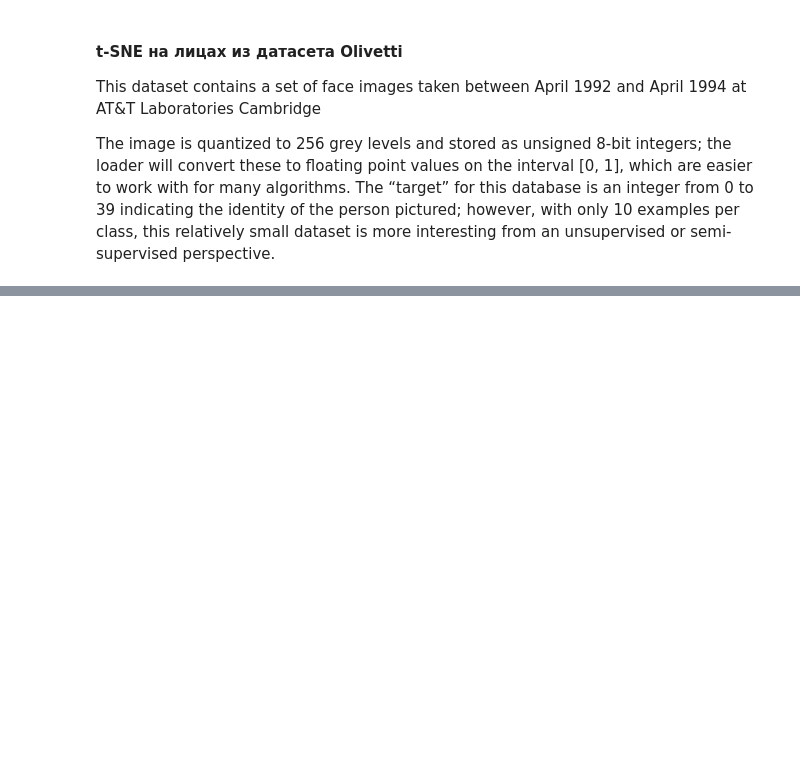
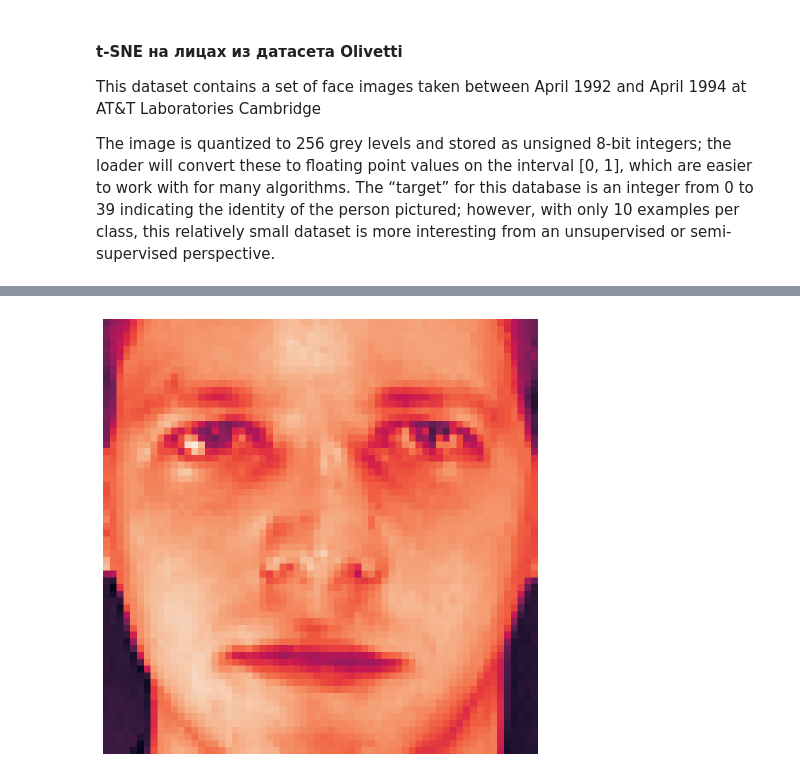
Before and after one commit to AICommunityInno/Seminars, a Jupyter notebook: fall-2020/seminar-6-dimensionality-reduction/seminar-6-2-pca.ipynb, the cells around one changed output, grey strips where cells are left out. Cells and saved outputs as stored; diff of their text form; code cells hidden in the pictures; blank space fills up the shorter version.

```diff
--- a/fall-2020/seminar-6-dimensionality-reduction/seminar-6-2-pca.ipynb
+++ b/fall-2020/seminar-6-dimensionality-reduction/seminar-6-2-pca.ipynb
@@ -227,0 +247,42 @@ plot_2d_images(faces_images, faces_tsne, img_size=(20, 20))
+# %%
+def plot_images(imgs, names=None, axs=None, show=True, nrows=None, ncols=None, figsize=(16, 8)):
+    if not isinstance(imgs, list):
+        imgs = [imgs]
+
+    from math import ceil
+    if nrows is None and ncols is None:
+        nrows = 1
+        ncols = len(imgs)
+    elif nrows is None:
+        nrows = ceil(len(imgs) / ncols)
+    elif ncols is None:
+        ncols = ceil(len(imgs) / nrows)
+
+    if axs is None:
+        fig, axs = plt.subplots(ncols=ncols, nrows=nrows, figsize=figsize)
+    if nrows == 1 and ncols == 1:
+        axs.imshow(imgs[0])
+        axs.set_axis_off()
+        if names and len(names) > 0:
+            axs.set_title(names[0], fontsize=15)
+    elif nrows == 1 or ncols == 1:
+        for j, ax in enumerate(axs):
+            ax.imshow(imgs[j])
+            ax.set_axis_off()
+            if names and j < len(names):
+                ax.set_title(names[j], fontsize=15)
+    else:
+        for j, ax in enumerate(axs):
+            for k, sub_ax in enumerate(ax):
+                image_id = j * ncols + k
+                sub_ax.set_axis_off()
+                if image_id < len(imgs):
+                    sub_ax.imshow(imgs[image_id])
+                    if names and image_id < len(names):
+                        sub_ax.set_title(names[image_id], fontsize=15)
+    if show:
+        plt.show()
+# %%
+plot_images(faces_images[0])
+# %% [output]
+[figure, added]
```
Also changed, not shown: parts of 20 cells of this notebook, 4 other files.
